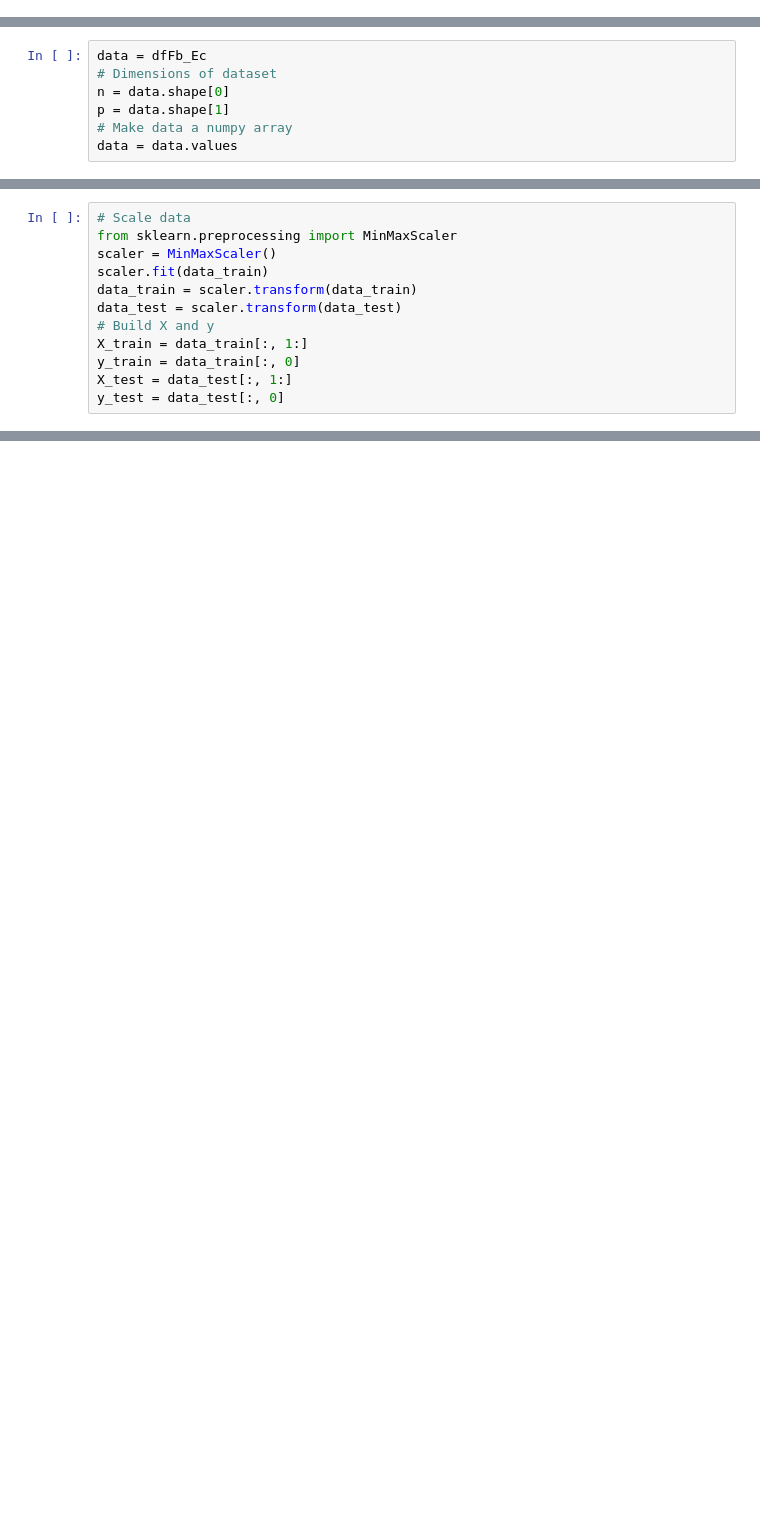
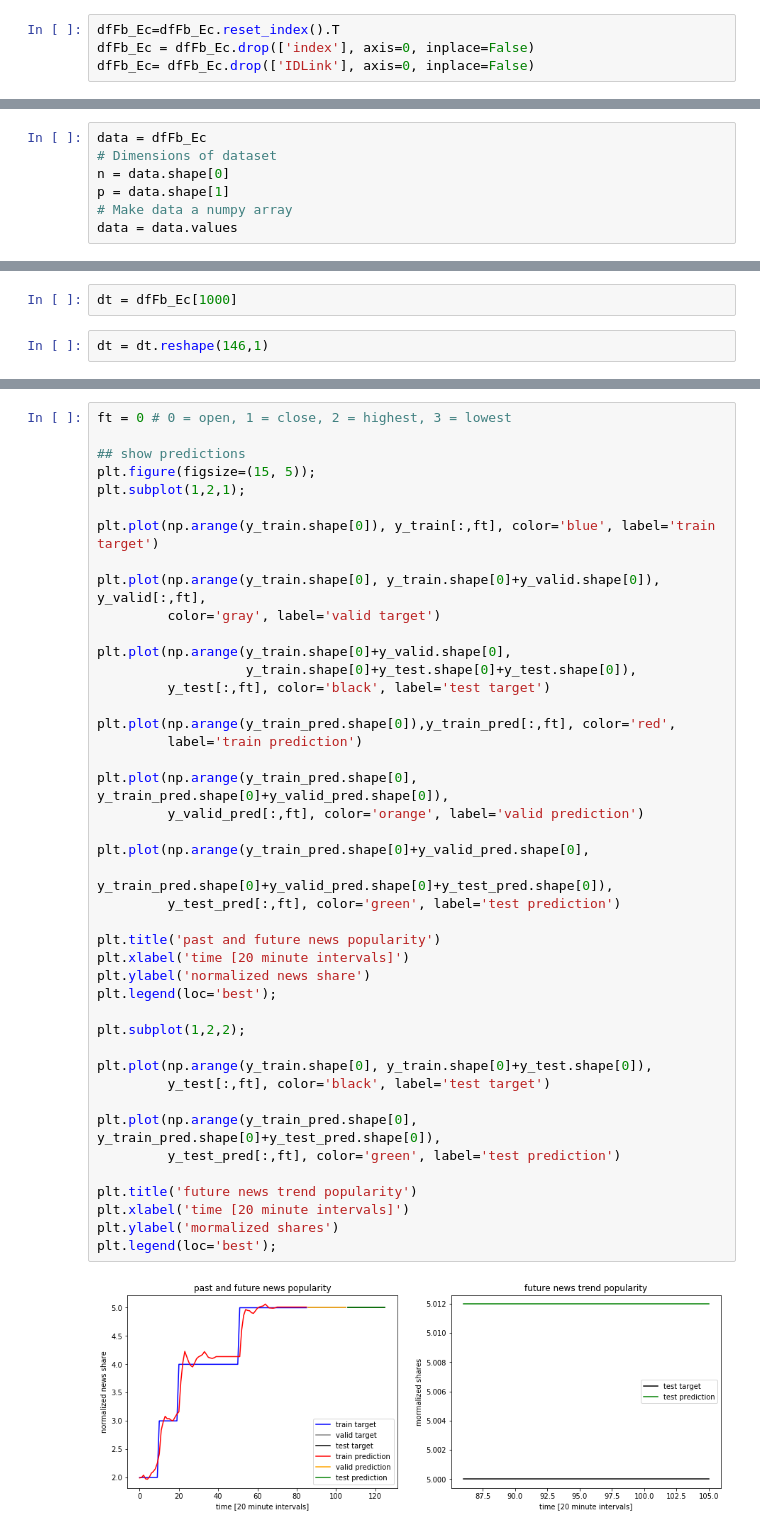
Before and after one commit to nishantrathi100/NewsTrendsAnalytics, a Jupyter notebook: FB_Project_Deep_Learning.ipynb, the cells around one changed output, grey strips where cells are left out. Drawn from its saved outputs; the diff is of its cells as text; blank space fills up the shorter version.

```diff
--- a/FB_Project_Deep_Learning.ipynb
+++ b/FB_Project_Deep_Learning.ipynb
@@ -101,0 +22,4 @@ dfFb_Ec
+# %%
+dfFb_Ec=dfFb_Ec.reset_index().T
+dfFb_Ec = dfFb_Ec.drop(['index'], axis=0, inplace=False)
+dfFb_Ec= dfFb_Ec.drop(['IDLink'], axis=0, inplace=False)
@@ -135,12 +57,0 @@ data_test = data[np.arange(test_start, test_end), :]
-# %%
-# Scale data
-from sklearn.preprocessing import MinMaxScaler
-scaler = MinMaxScaler()
-scaler.fit(data_train)
-data_train = scaler.transform(data_train)
-data_test = scaler.transform(data_test)
-# Build X and y
-X_train = data_train[:, 1:]
-y_train = data_train[:, 0]
-X_test = data_test[:, 1:]
-y_test = data_test[:, 0]
@@ -621,0 +58,4 @@ NanLossDuringTrainingError: NaN loss during training.
+# %%
+dt = dfFb_Ec[1000]
+# %%
+dt = dt.reshape(146,1)
@@ -621,0 +228,45 @@ NanLossDuringTrainingError: NaN loss during training.
+# %%
+ft = 0 # 0 = open, 1 = close, 2 = highest, 3 = lowest
+
+## show predictions
+plt.figure(figsize=(15, 5));
+plt.subplot(1,2,1);
+
+plt.plot(np.arange(y_train.shape[0]), y_train[:,ft], color='blue', label='train target')
+
+plt.plot(np.arange(y_train.shape[0], y_train.shape[0]+y_valid.shape[0]), y_valid[:,ft],
+         color='gray', label='valid target')
+
+plt.plot(np.arange(y_train.shape[0]+y_valid.shape[0],
+                   y_train.shape[0]+y_test.shape[0]+y_test.shape[0]),
+         y_test[:,ft], color='black', label='test target')
+
+plt.plot(np.arange(y_train_pred.shape[0]),y_train_pred[:,ft], color='red',
+         label='train prediction')
+
+plt.plot(np.arange(y_train_pred.shape[0], y_train_pred.shape[0]+y_valid_pred.shape[0]),
+         y_valid_pred[:,ft], color='orange', label='valid prediction')
+
+plt.plot(np.arange(y_train_pred.shape[0]+y_valid_pred.shape[0],
+                   y_train_pred.shape[0]+y_valid_pred.shape[0]+y_test_pred.shape[0]),
+         y_test_pred[:,ft], color='green', label='test prediction')
+
+plt.title('past and future news popularity')
+plt.xlabel('time [20 minute intervals]')
+plt.ylabel('normalized news share')
+plt.legend(loc='best');
+
+plt.subplot(1,2,2);
+
+plt.plot(np.arange(y_train.shape[0], y_train.shape[0]+y_test.shape[0]),
+         y_test[:,ft], color='black', label='test target')
+
+plt.plot(np.arange(y_train_pred.shape[0], y_train_pred.shape[0]+y_test_pred.shape[0]),
+         y_test_pred[:,ft], color='green', label='test prediction')
+
+plt.title('future news trend popularity')
+plt.xlabel('time [20 minute intervals]')
+plt.ylabel('mormalized shares')
+plt.legend(loc='best');
+# %% [output]
+[figure, added]
```
Also changed, not shown: parts of 34 cells of this notebook, 4 other files.
